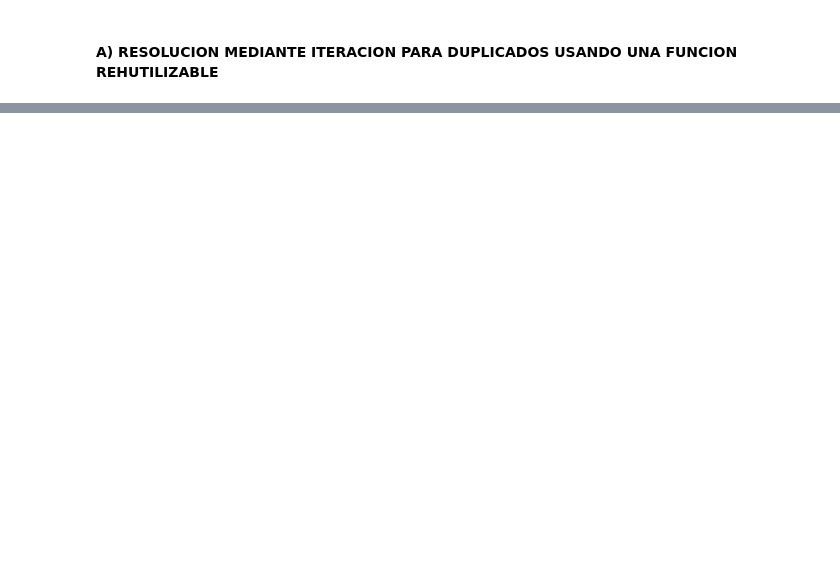
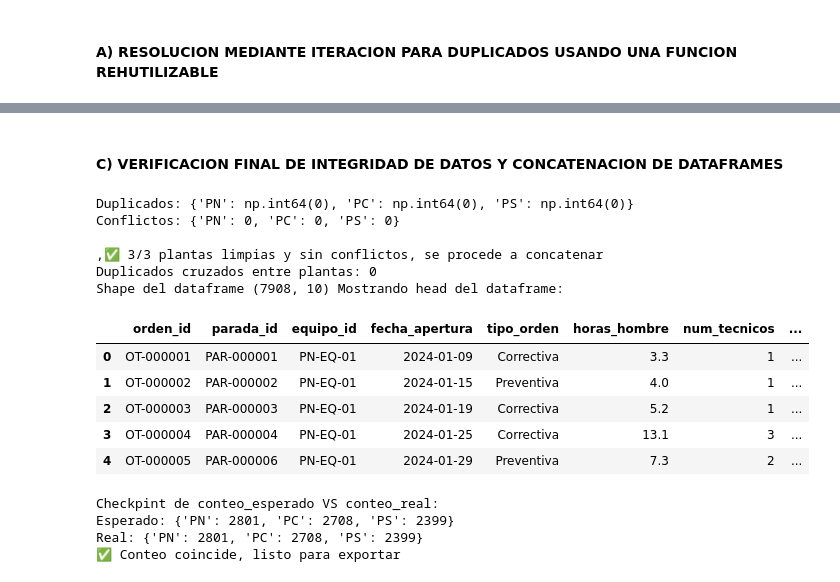
Before and after one commit to josue789a/Mineria-simulacion-v2, a Jupyter notebook: notebooks/Exploracion1.ipynb, the cells around one changed output, grey strips where cells are left out. Cells and saved outputs as stored; diff of their text form; code cells hidden in the pictures; blank space fills up the shorter version.

```diff
--- a/notebooks/Exploracion1.ipynb
+++ b/notebooks/Exploracion1.ipynb
@@ -302,0 +321,58 @@ exactos.sort_values('orden_id')
+# %% [markdown]
+#### C) VERIFICACION FINAL DE INTEGRIDAD DE DATOS Y CONCATENACION DE DATAFRAMES
+# %%
+# 1) Agregar trazabilidad de planta
+for planta, df in limpio_mtto.items(): #Tomamos solo lo limpio que se guardo en un diccionario de dataframes limpios
+    df['planta'] = planta #asignar nombre de planta como nueva columna
+
+# 2) Verificación 3/3 completa (duplicados + conflictos en los 3 dataframes)
+duplicados_por_planta = {p: df.duplicated().sum() for p, df in limpio_mtto.items()}
+conflictos_por_planta = {p: len(df) for p, df in conflictos_mtto.items()}
+
+#Cumple las 2 condiciones para ser TRUE
+todo_ok = all(v == 0 for v in duplicados_por_planta.values()) and \
+          all(v == 0 for v in conflictos_por_planta.values())
+
+print("Duplicados:", duplicados_por_planta)
+print("Conflictos:", conflictos_por_planta)
+
+if todo_ok:
+    print("\n,✅ 3/3 plantas limpias y sin conflictos, se procede a concatenar")
+    fact_mtto_final = pd.concat(limpio_mtto.values(), ignore_index=True) #pierden su indice original --> un nuevo indice al concatenado
+
+    # 3) Chequeo de duplicados cruzados entre plantas
+    dup_cruzados = fact_mtto_final.duplicated(subset=['orden_id','equipo_id']).sum() #Se verifica duplicados sobre el concat_df, se suma y se muestra
+    print(f"Duplicados cruzados entre plantas: {dup_cruzados}")
+
+    print(r'Shape del dataframe',fact_mtto_final.shape,'Mostrando head del dataframe:')
+    display(fact_mtto_final.head())
+else:
+    print("❌ Revisar antes de concatenar")
+
+# 4) Checkpoint final: el conteo por planta debe coincidir con el tamaño de limpio_mtto original
+conteo_esperado = {p: len(df) for p, df in limpio_mtto.items()} #diccionario: cantidad del df limpio, en el diccionario de los df limpios
+conteo_real = fact_mtto_final['planta'].value_counts().to_dict() # value_counts a las plantas del df concatenado
+
+print('Checkpint de conteo_esperado VS conteo_real:')
+print("Esperado:", conteo_esperado)
+print("Real:", conteo_real)
+
+assert conteo_esperado == conteo_real, "❌ El conteo no coincide, revisar antes de exportar"
+print("✅ Conteo coincide, listo para exportar")
+# %% [output]
+Duplicados: {'PN': np.int64(0), 'PC': np.int64(0), 'PS': np.int64(0)}
+Conflictos: {'PN': 0, 'PC': 0, 'PS': 0}
+
+,✅ 3/3 plantas limpias y sin conflictos, se procede a concatenar
+Duplicados cruzados entre plantas: 0
+Shape del dataframe (7908, 10) Mostrando head del dataframe:
+|  | orden_id | parada_id | equipo_id | fecha_apertura | tipo_orden | horas_hombre | num_tecnicos | ... |
+| 0 | OT-000001 | PAR-000001 | PN-EQ-01 | 2024-01-09 | Correctiva | 3.3 | 1 | ... |
+| 1 | OT-000002 | PAR-000002 | PN-EQ-01 | 2024-01-15 | Preventiva | 4.0 | 1 | ... |
+| 2 | OT-000003 | PAR-000003 | PN-EQ-01 | 2024-01-19 | Correctiva | 5.2 | 1 | ... |
+| 3 | OT-000004 | PAR-000004 | PN-EQ-01 | 2024-01-25 | Correctiva | 13.1 | 3 | ... |
+| 4 | OT-000005 | PAR-000006 | PN-EQ-01 | 2024-01-29 | Preventiva | 7.3 | 2 | ... |
+Checkpint de conteo_esperado VS conteo_real:
+Esperado: {'PN': 2801, 'PC': 2708, 'PS': 2399}
+Real: {'PN': 2801, 'PC': 2708, 'PS': 2399}
+✅ Conteo coincide, listo para exportar
```
Also changed, not shown: parts of 8 cells of this notebook.
